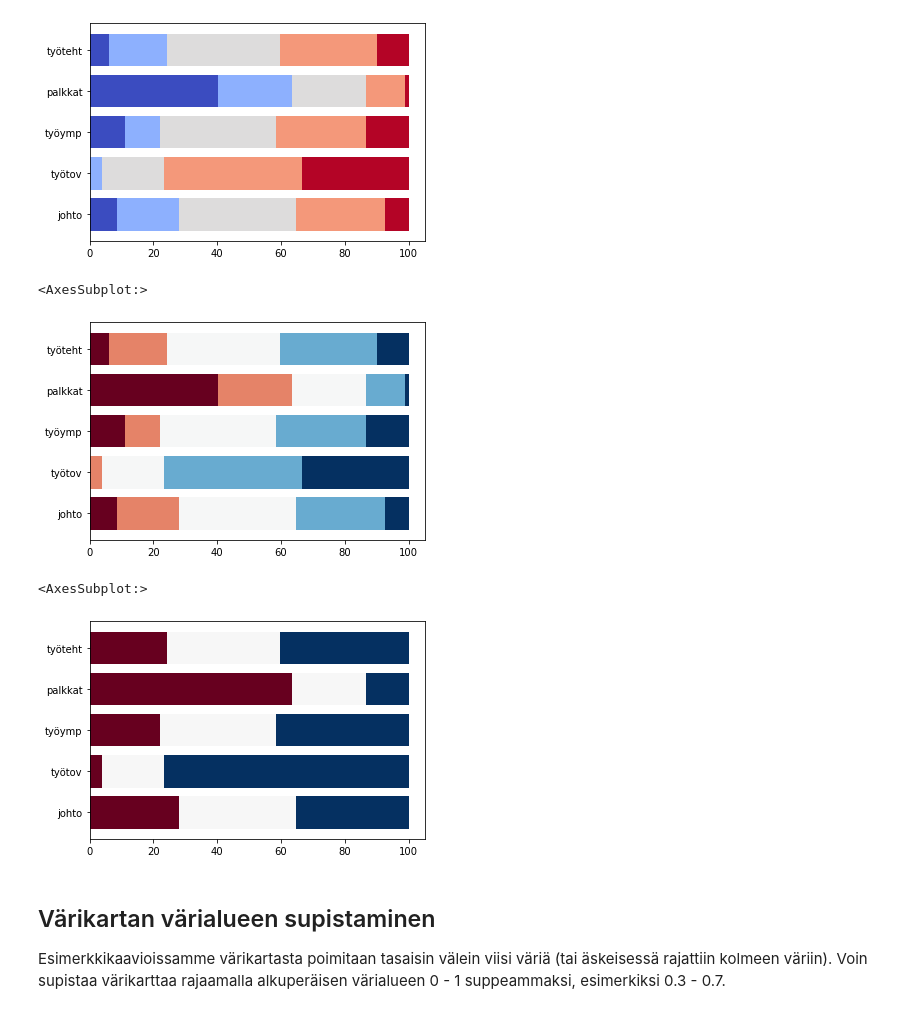
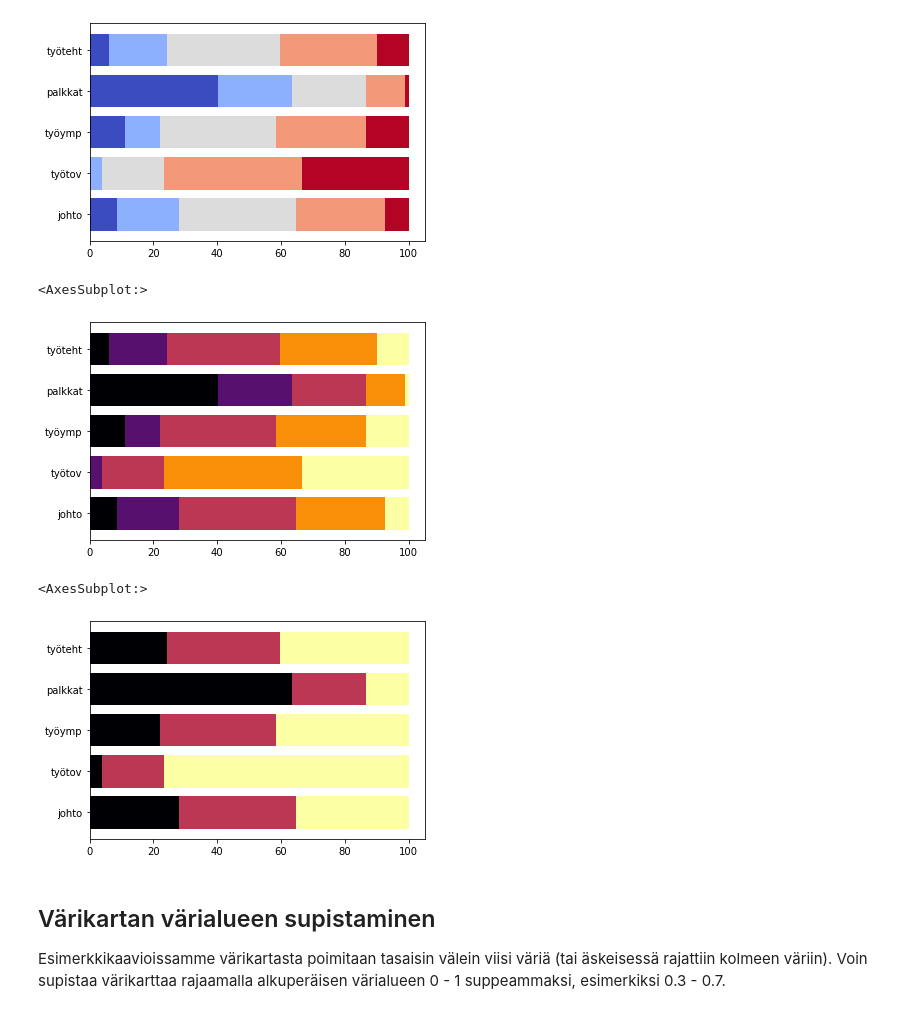
Before and after one commit to taanila/kaaviot, a Jupyter notebook: matplotlib4.ipynb, the cells around one changed output. Cells and saved outputs as stored; diff of their text form; code cells hidden in the pictures.

```diff
--- a/matplotlib4.ipynb
+++ b/matplotlib4.ipynb
@@ -91,18 +106,18 @@ df1.plot.barh(stacked = True, width = 0.8, legend = False, colormap = 'coolwarm'
 <AxesSubplot:>
 [figure]
 # %%
-df1.plot.barh(stacked = True, width = 0.8, legend = False, colormap = 'RdBu')
+df1.plot.barh(stacked = True, width = 0.8, legend = False, colormap = 'inferno')
 # %% [output]
 <AxesSubplot:>
-[figure, old version]
+[figure, new version]
 # %%
-# Käytän vain kolmea värikartan väriä
-colors = plt.cm.get_cmap('RdBu', 3)
+# Seuraavassa käytän vain kolmea värikartan väriä
+colors = plt.cm.get_cmap('inferno', 3)
 
 df1.plot.barh(stacked = True, width = 0.8, legend = False, colormap = colors)
 # %% [output]
 <AxesSubplot:>
-[figure, old version]
+[figure, new version]
 # %% [markdown]
 <h2>Värikartan värialueen supistaminen</h2>
 
```
Also changed, not shown: parts of 5 cells of this notebook.
